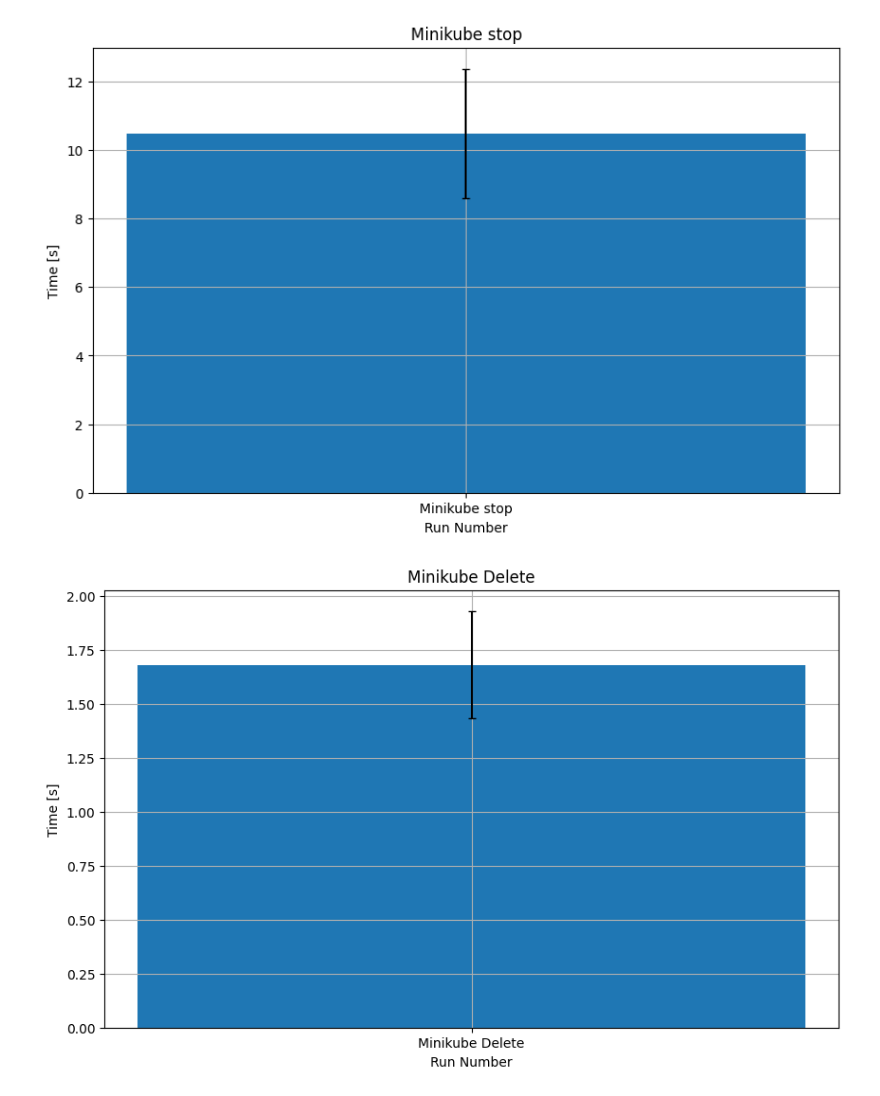
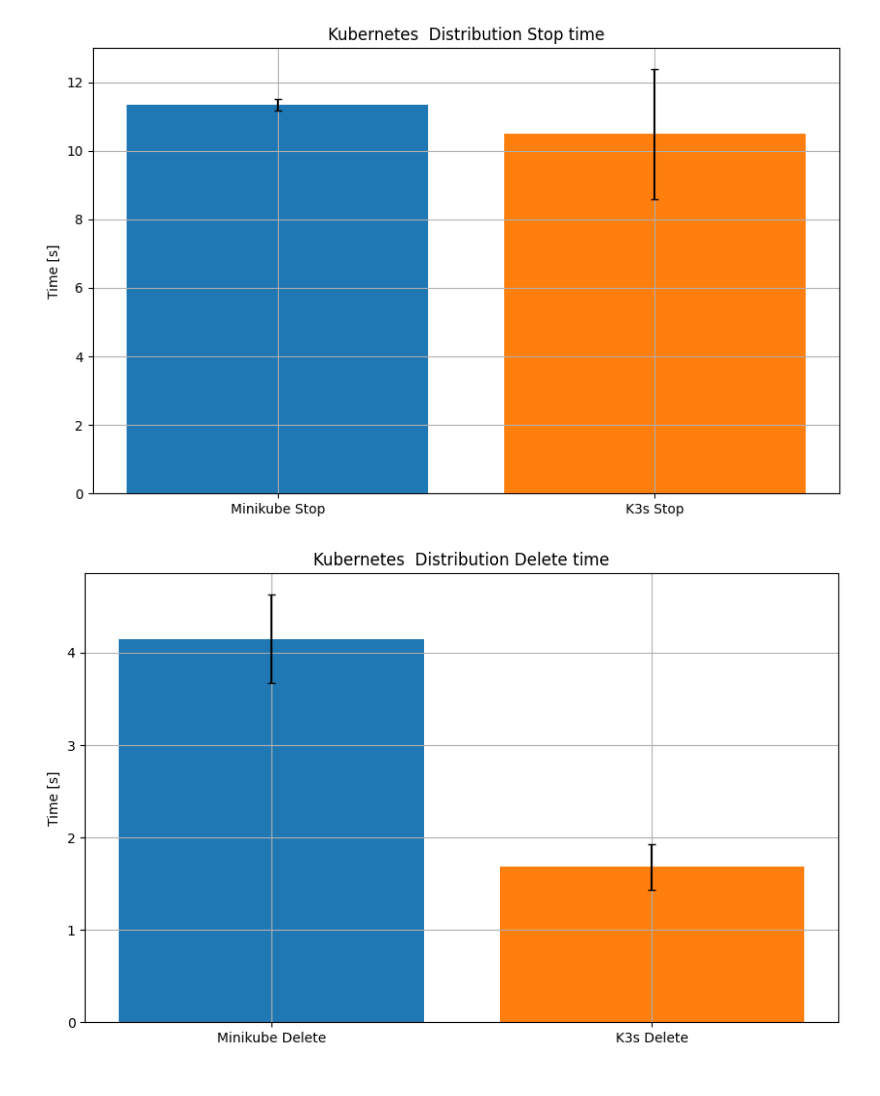
Before and after one commit to luszczewskakasia/IoT-database-webapp, a Jupyter notebook: display_metrics.ipynb, the cells around one changed output. Cells and saved outputs as stored; diff of their text form; code cells hidden in the pictures.

```diff
--- a/display_metrics.ipynb
+++ b/display_metrics.ipynb
@@ -141,24 +240,27 @@ Name: disk_usage_percent, dtype: float64
 # %%
 # zmienić to jak będzie reszta tych danych
 import pandas as pd
+import matplotlib.pyplot as plt
 import numpy as np
-df = pd.read_csv("minikube_time.csv")
+df = pd.read_csv("minikube_time2.csv")
+# tu ma być k3s
+df2 = pd.read_csv("minikube_time.csv")
 
 columns = {
-    'start_time' : "Minikube Start",
-    'deployment_time' : "Deployment from YAML and Helmchart",
-    'stop_time' : "Minikube stop",
-    'delete_time' : "Minikube Delete"}
+    'start_time' : ["Kubernetes  Distribution Start time", "Minikube Start", "K3s Start"],
+    'deployment_time' : ["Kubernetes Distribution Deployment time", "Minikube Deployment from YAML and Helmchart", "K3s Deployment from YAML and Helmchart"],
+    'stop_time' : ["Kubernetes  Distribution Stop time", "Minikube Stop", "K3s Stop"],
+    'delete_time' : ["Kubernetes  Distribution Delete time", "Minikube Delete", "K3s Delete"]}
 for metric, title in columns.items():
-    stdev = np.std(df[metric])
-
+    stdev1 = np.std(df[metric])
+    stdev2 = np.std(df2[metric])
     plt.figure(figsize=(10, 6))
-    # x = [1,2,3,4,5,6,7,8,9,10]
     x = df[metric].mean()
-    plt.bar(title, df[metric].mean(), yerr=stdev, capsize=3)
+    plt.bar(title[1], df[metric].mean(), yerr=stdev1, capsize=3)
+    plt.bar(title[2], df2[metric].mean(), yerr=stdev2, capsize=3)
     # plt.errorbar(x, df[metric], yerr=stdev, capsize=3)
     plt.ylabel("Time [s]")
-    plt.title(title)
+    plt.title(title[0])
     # plt.xticks(x)
     plt.grid()
     plt.show()
@@ -168,2 +270,2 @@ for metric, title in columns.items():
-[figure, old version]
+[figure, new version]
-[figure, old version]
+[figure, new version]
```
Also changed, not shown: parts of 5 cells of this notebook, 41 other files.
